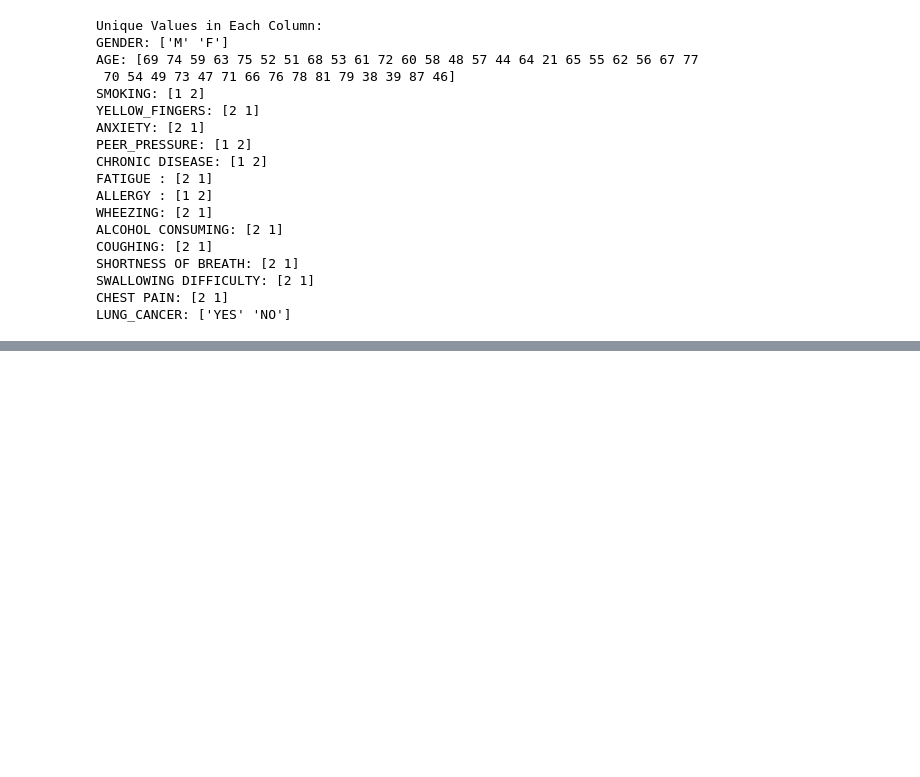
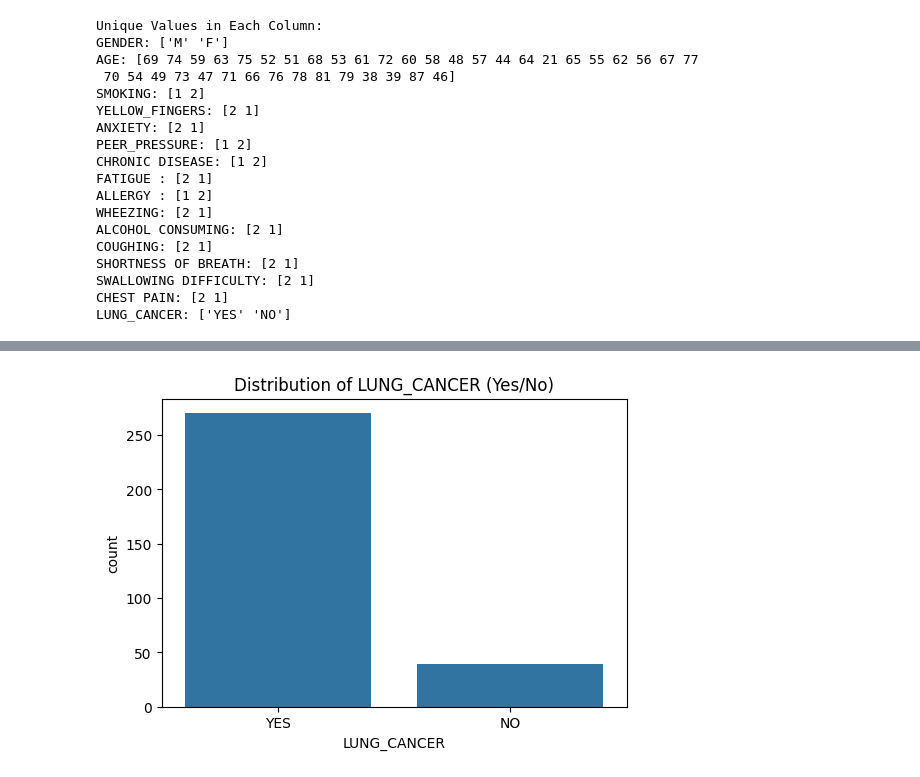
Before and after one commit to MerlinePricillaPeter/LUNG-CANCER-PREDICTION, a Jupyter notebook: LUNG_CANCER_PREDICTION.ipynb, the cells around one changed output, grey strips where cells are left out. Drawn from its saved outputs; the diff is of its cells as text; code cells hidden in the pictures; blank space fills up the shorter version.

```diff
--- a/LUNG_CANCER_PREDICTION.ipynb
+++ b/LUNG_CANCER_PREDICTION.ipynb
@@ -135,0 +170,8 @@ LUNG_CANCER: ['YES' 'NO']
+# %%
+# plotting a graph to check the distribution of the target variable 'LUNG_CANCER'
+plt.figure(figsize=(6, 4))
+sns.countplot(x='LUNG_CANCER', data=df)  # Make sure to pass 'data' as a parameter
+plt.title("Distribution of LUNG_CANCER (Yes/No)")
+plt.show()
+# %% [output]
+[figure, added]
```
Also changed, not shown: parts of 8 cells of this notebook.
